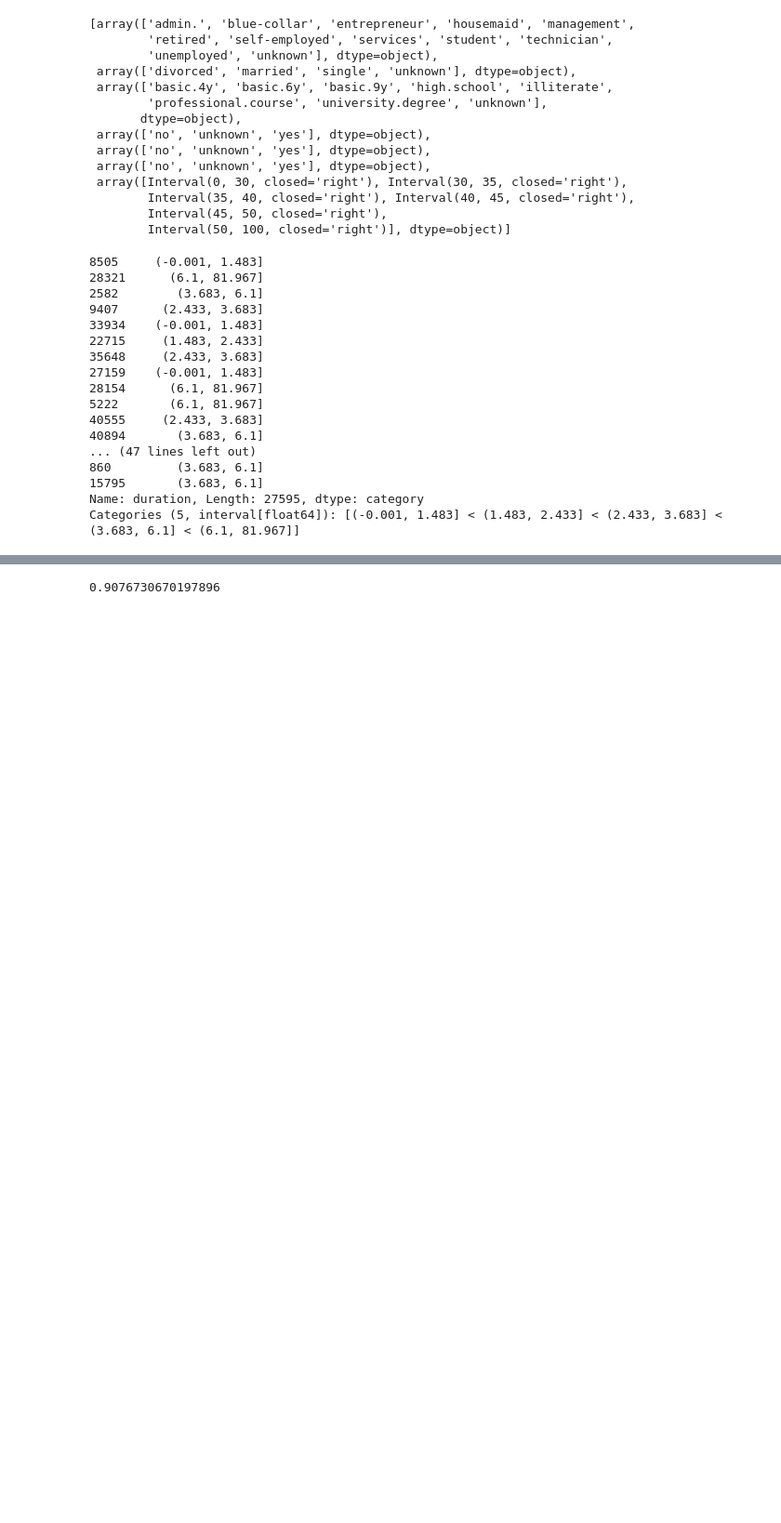
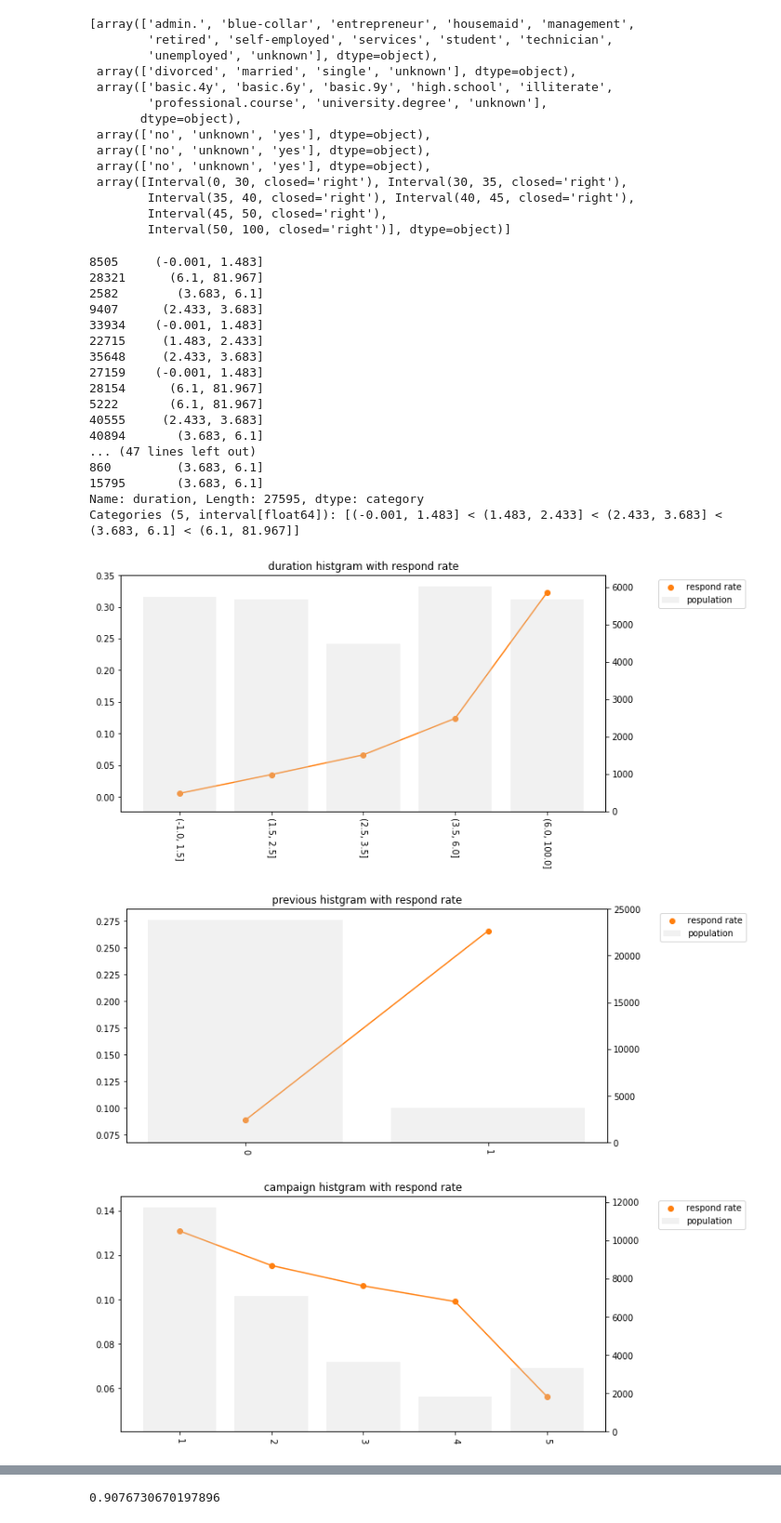
Before and after one commit to jackie-sun7/Bank-Market-Strategy, a Jupyter notebook: EDA.ipynb, the cells around one changed output, grey strips where cells are left out. Shown at 93% size. Drawn from its saved outputs; the diff is of its cells as text; code cells hidden in the pictures; blank space fills up the shorter version.

```diff
--- a/EDA.ipynb
+++ b/EDA.ipynb
@@ -143,3 +153,15 @@ Categories (5, interval[float64]): [(-0.001, 1.483] < (1.483, 2.433] < (2.433, 3
 # %%
 X_train_contact=pd.DataFrame()
 X_train_contact['duration'] = pd.cut(X_train['duration']/60,bins=(-1, 1.5, 2.5, 3.5, 6, 100))
+X_train_contact['previous'] = np.where(X_train['previous']>0, 1, 0)
+X_train_contact['campaign'] = np.where(X_train['campaign']>5, 5, 0)
+# %%
+df_train_contact = pd.concat([X_train_contact, y_train], axis=1)
+contact_respond_dict = get_respond_dict(df_train_contact)
+# %%
+for col in X_train_contact.columns:
+    plot_bar(col, contact_respond_dict)
+# %% [output]
+[figure, added]
+[figure, added]
+[figure, added]
```
Also changed, not shown: parts of 20 cells of this notebook, 10 other files.
